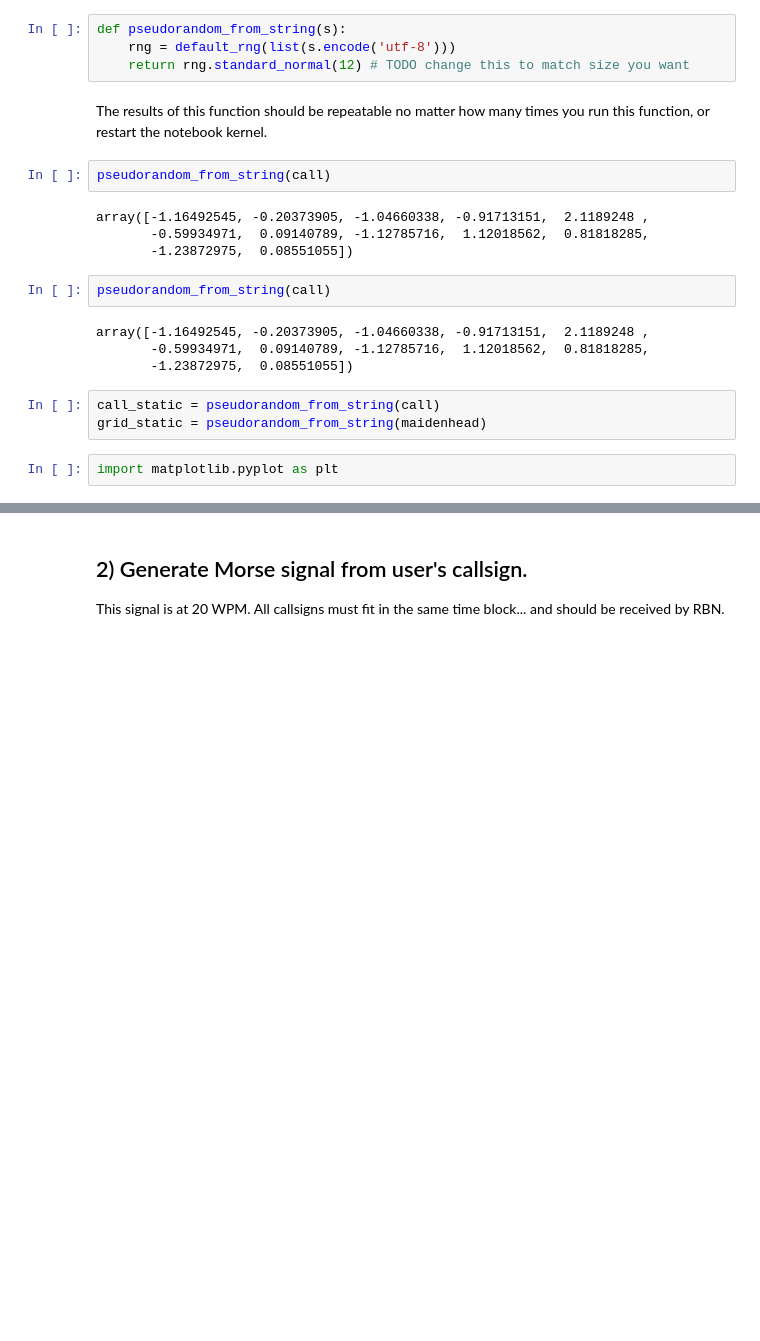
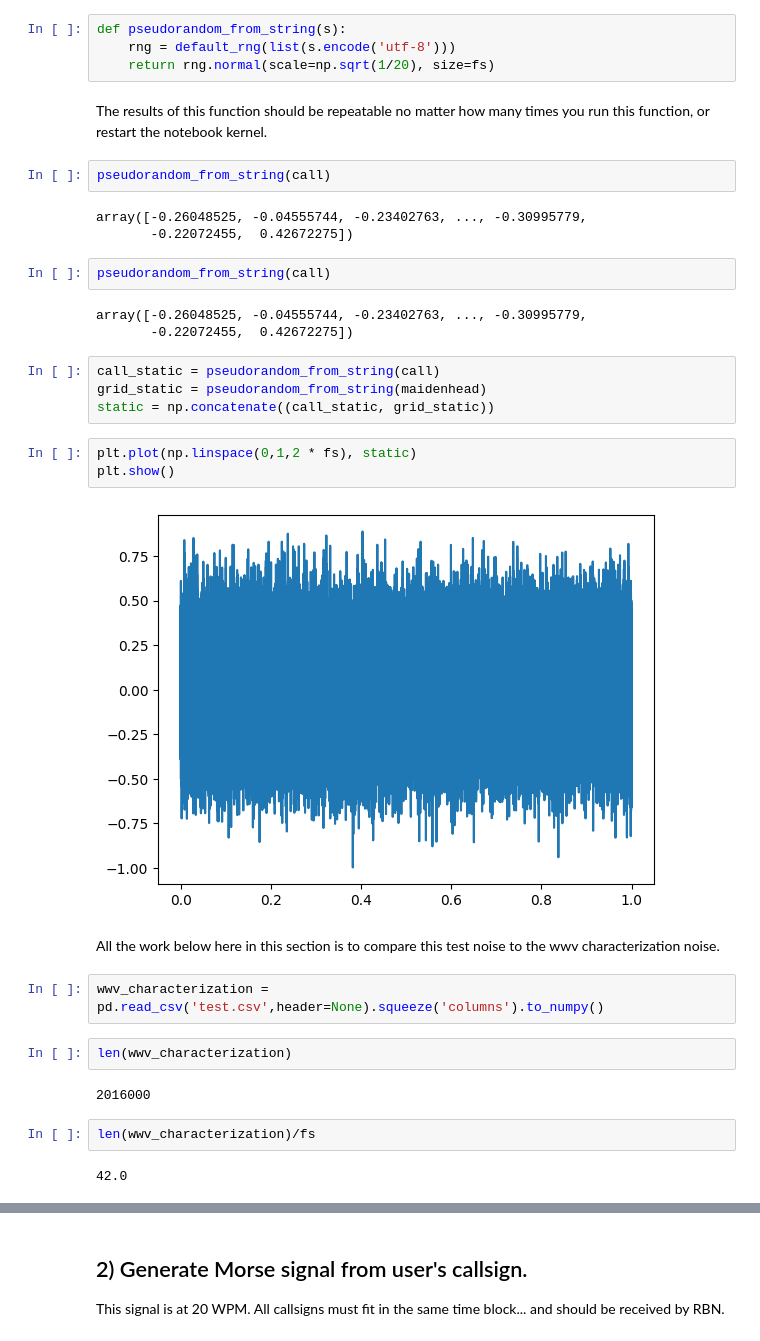
Before and after one commit to KCollins/seqp, a Jupyter notebook: PersonalizedSEQP.ipynb, the cells around one changed output, grey strips where cells are left out. Drawn from its saved outputs; the diff is of its cells as text; blank space fills up the shorter version.

```diff
--- a/PersonalizedSEQP.ipynb
+++ b/PersonalizedSEQP.ipynb
@@ -24,23 +28,37 @@ Notion for a pseudorandom code: generate two seconds of static - one from the ca
 # %%
 def pseudorandom_from_string(s):
     rng = default_rng(list(s.encode('utf-8')))
-    return rng.standard_normal(12) # TODO change this to match size you want
+    return rng.normal(scale=np.sqrt(1/20), size=fs)
 # %% [markdown]
 The results of this function should be repeatable no matter how many times you run this function, or restart the notebook kernel.
 # %%
 pseudorandom_from_string(call)
 # %% [output]
-array([-1.16492545, -0.20373905, -1.04660338, -0.91713151,  2.1189248 ,
-       -0.59934971,  0.09140789, -1.12785716,  1.12018562,  0.81818285,
-       -1.23872975,  0.08551055])
+array([-0.26048525, -0.04555744, -0.23402763, ..., -0.30995779,
+       -0.22072455,  0.42672275])
 # %%
 pseudorandom_from_string(call)
 # %% [output]
-array([-1.16492545, -0.20373905, -1.04660338, -0.91713151,  2.1189248 ,
-       -0.59934971,  0.09140789, -1.12785716,  1.12018562,  0.81818285,
-       -1.23872975,  0.08551055])
+array([-0.26048525, -0.04555744, -0.23402763, ..., -0.30995779,
+       -0.22072455,  0.42672275])
 # %%
 call_static = pseudorandom_from_string(call)
 grid_static = pseudorandom_from_string(maidenhead)
+static = np.concatenate((call_static, grid_static))
-# %%
-import matplotlib.pyplot as plt
+# %%
+plt.plot(np.linspace(0,1,2 * fs), static)
+plt.show()
+# %% [output]
+[figure, added]
+# %% [markdown]
+All the work below here in this section is to compare this test noise to the wwv characterization noise.
+# %%
+wwv_characterization = pd.read_csv('test.csv',header=None).squeeze('columns').to_numpy()
+# %%
+len(wwv_characterization)
+# %% [output]
+2016000
+# %%
+len(wwv_characterization)/fs
+# %% [output]
+42.0
```
Also changed, not shown: parts of 24 cells of this notebook.
